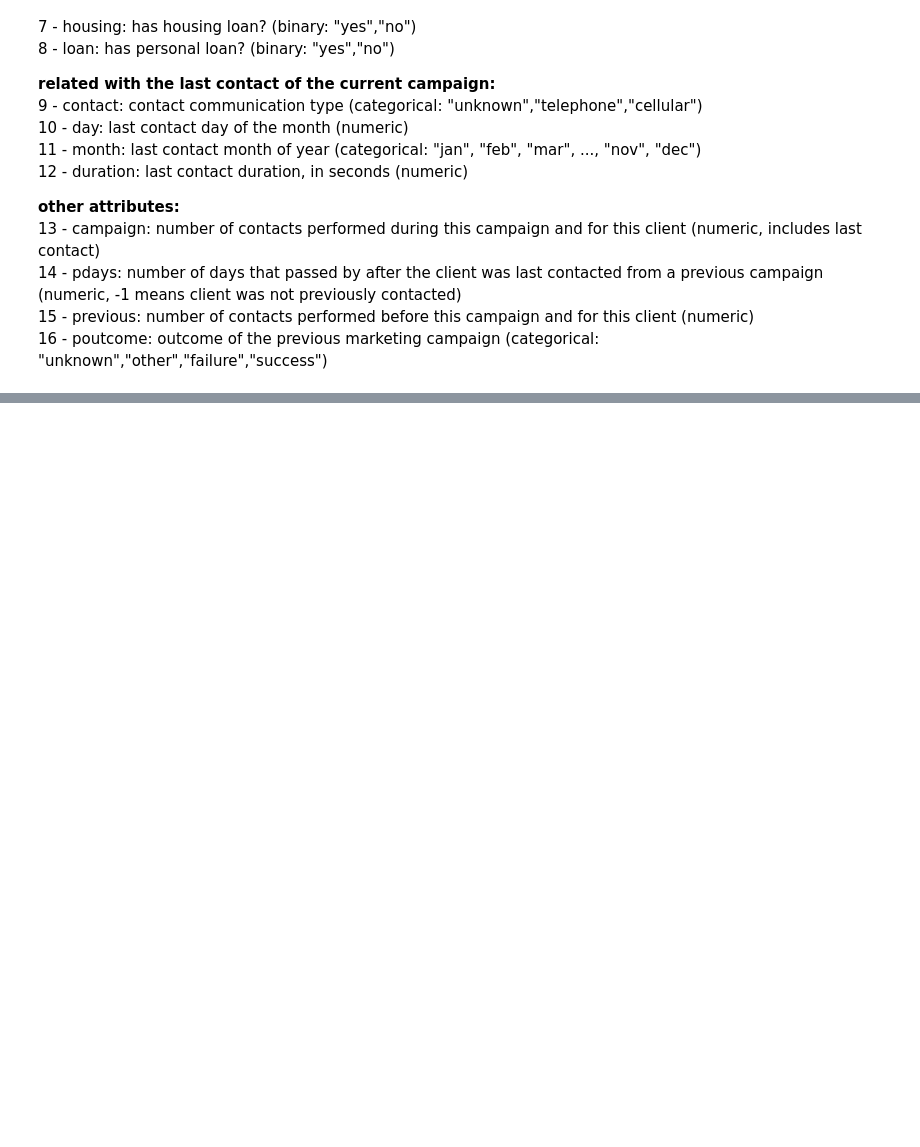
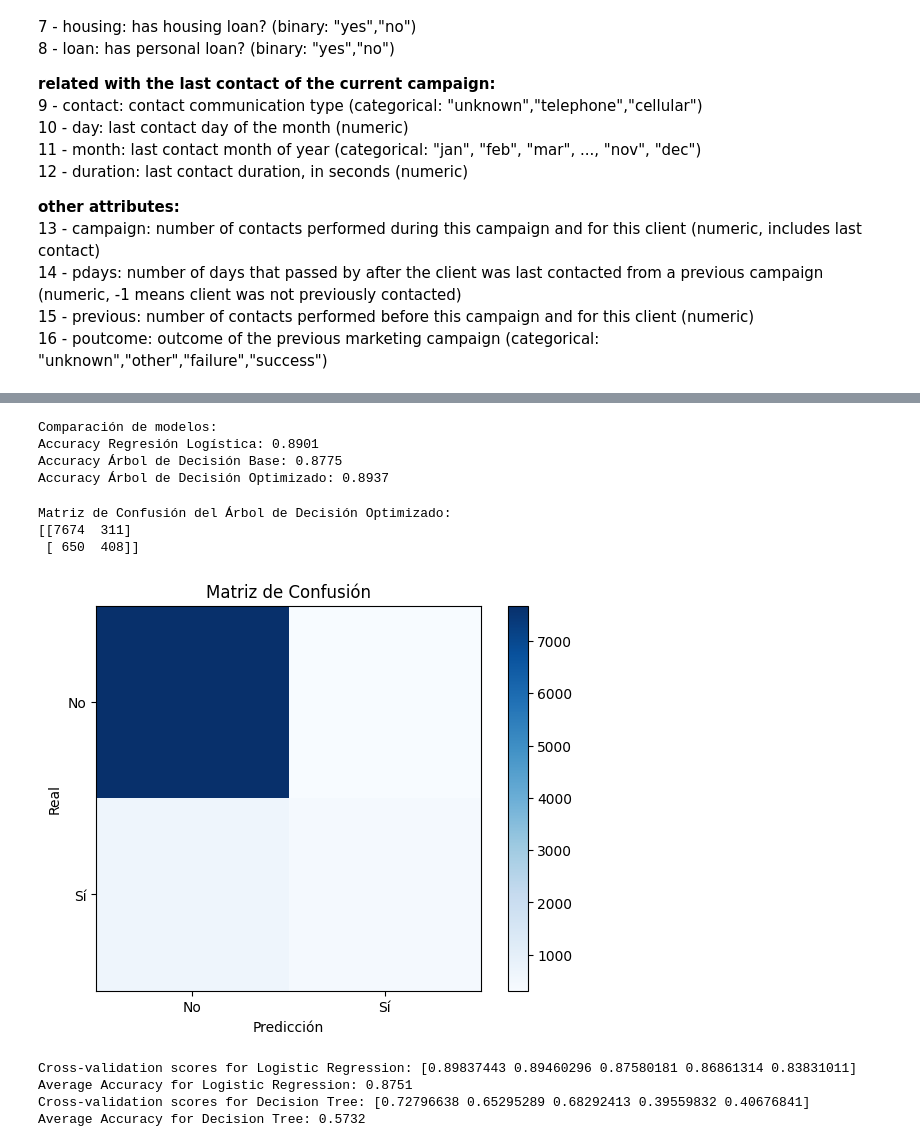
Before and after one commit to Angie-are/ONLINE_DS_THEBRIDGE_CURSO, a Jupyter notebook: 04_Machine_Learning/Sprint_11/Unidad_01/Practica_Obligatoria/18_Practica_Obligatoria_Arboles_de_Decisión_y_Ajuste_de_hiperparámetros.ipynb, the cells around one changed output, grey strips where cells are left out. Drawn from its saved outputs; the diff is of its cells as text; code cells hidden in the pictures; blank space fills up the shorter version.

```diff
--- a/04_Machine_Learning/Sprint_11/Unidad_01/Practica_Obligatoria/18_Practica_Obligatoria_Arboles_de_Decisión_y_Ajuste_de_hiperparámetros.ipynb
+++ b/04_Machine_Learning/Sprint_11/Unidad_01/Practica_Obligatoria/18_Practica_Obligatoria_Arboles_de_Decisión_y_Ajuste_de_hiperparámetros.ipynb
@@ -88,0 +119,3 @@ plt.show()
+# %%
+# 4. División de los datos en entrenamiento y prueba
+X_train, X_test, y_train, y_test = train_test_split(X_scaled, y, test_size=0.2, random_state=42, stratify=y)
@@ -88,0 +166,23 @@ plt.show()
+# %%
+# 7. Optimización de hiperparámetros con GridSearchCV para el modelo de Árbol de Decisión
+param_grid = {
+    'max_depth': [5, 10, 20, None],  # Profundidad máxima del árbol
+    'min_samples_split': [2, 5, 10],  # Número mínimo de muestras para dividir un nodo
+    'min_samples_leaf': [1, 2, 4],  # Número mínimo de muestras en una hoja
+    'max_features': ['auto', 'sqrt', 'log2']  # Número de características a considerar para dividir un nodo
+}
+
+grid_search_dt = GridSearchCV(DecisionTreeClassifier(random_state=42), param_grid, cv=5, n_jobs=-1, verbose=2)
+grid_search_dt.fit(X_train, y_train)
+
+# Mostrar los mejores parámetros encontrados
+print("\nMejores parámetros del Árbol de Decisión:")
+print(grid_search_dt.best_params_)
+
+# Evaluar el modelo con los mejores parámetros
+best_dt = grid_search_dt.best_estimator_
+y_pred_best_dt = best_dt.predict(X_test)
+
+print("\nÁrbol de Decisión Optimizado")
+print(classification_report(y_test, y_pred_best_dt))
+print(f"Accuracy: {accuracy_score(y_test, y_pred_best_dt):.4f}")
@@ -88,0 +222,50 @@ plt.show()
+# %%
+# 8. Comparación de los modelos
+print("\nComparación de modelos:")
+print(f"Accuracy Regresión Logística: {accuracy_score(y_test, y_pred_log_reg):.4f}")
+print(f"Accuracy Árbol de Decisión Base: {accuracy_score(y_test, y_pred_dt):.4f}")
+print(f"Accuracy Árbol de Decisión Optimizado: {accuracy_score(y_test, y_pred_best_dt):.4f}")
+# %% [output]
+Comparación de modelos:
+Accuracy Regresión Logística: 0.8901
+Accuracy Árbol de Decisión Base: 0.8775
+Accuracy Árbol de Decisión Optimizado: 0.8937
+# %%
+# Confusión para el mejor modelo
+conf_matrix = confusion_matrix(y_test, y_pred_best_dt)
+print("\nMatriz de Confusión del Árbol de Decisión Optimizado:")
+print(conf_matrix)
+
+# Visualización de la matriz de confusión
+plt.figure(figsize=(7, 5))
+plt.imshow(conf_matrix, interpolation='nearest', cmap=plt.cm.Blues)
+plt.title('Matriz de Confusión')
+plt.colorbar()
+ticks = np.arange(2)
+plt.xticks(ticks, ['No', 'Sí'])
+plt.yticks(ticks, ['No', 'Sí'])
+plt.xlabel('Predicción')
+plt.ylabel('Real')
+plt.show()
+# %% [output]
+Matriz de Confusión del Árbol de Decisión Optimizado:
+[[7674  311]
+ [ 650  408]]
+[figure, added]
+# %%
+from sklearn.model_selection import cross_val_score
+
+# Evaluar el modelo de Regresión Logística con validación cruzada
+log_reg_scores = cross_val_score(log_reg, X_scaled, y, cv=5, scoring='accuracy')
+print(f"Cross-validation scores for Logistic Regression: {log_reg_scores}")
+print(f"Average Accuracy for Logistic Regression: {log_reg_scores.mean():.4f}")
+
+# Evaluar el modelo de Árbol de Decisión con validación cruzada
+dt_scores = cross_val_score(dt, X_scaled, y, cv=5, scoring='accuracy')
+print(f"Cross-validation scores for Decision Tree: {dt_scores}")
+print(f"Average Accuracy for Decision Tree: {dt_scores.mean():.4f}")
+# %% [output]
+Cross-validation scores for Logistic Regression: [0.89837443 0.89460296 0.87580181 0.86861314 0.83831011]
+Average Accuracy for Logistic Regression: 0.8751
+Cross-validation scores for Decision Tree: [0.72796638 0.65295289 0.68292413 0.39559832 0.40676841]
+Average Accuracy for Decision Tree: 0.5732
```
Also changed, not shown: parts of 8 cells of this notebook.
